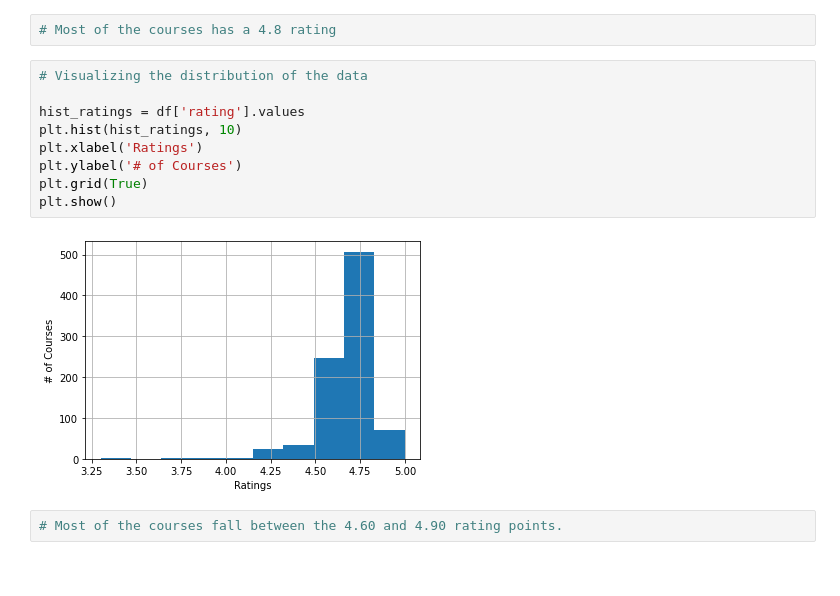
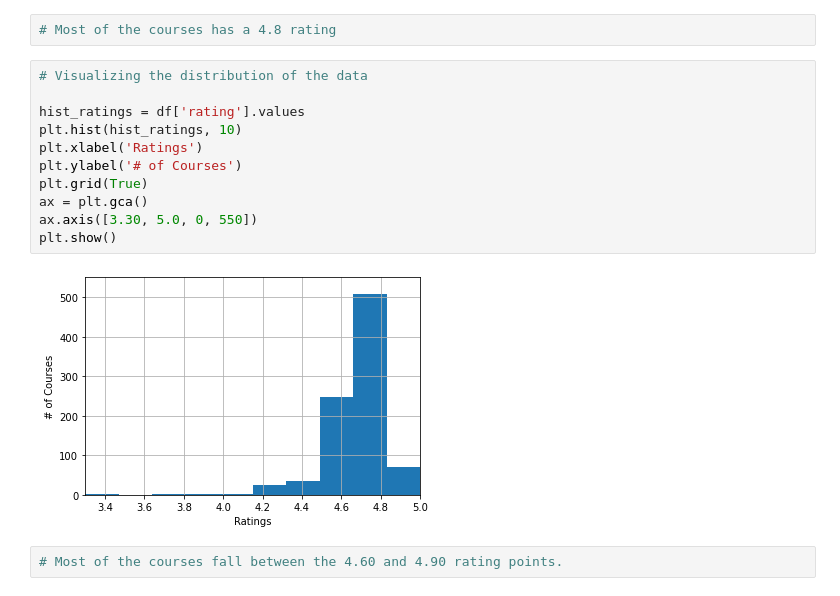
Before and after one commit to patosorio/Coursera-course-analysis, a Jupyter notebook: Coursera Course Analysis.ipynb, the cells around one changed output. Saved outputs shown, nothing was run; the diff lists cells and outputs as text.

```diff
--- a/Coursera Course Analysis.ipynb
+++ b/Coursera Course Analysis.ipynb
@@ -269,14 +269,16 @@ Name: rating, dtype: float64
 # %%
 # Visualizing the distribution of the data
 
 hist_ratings = df['rating'].values
 plt.hist(hist_ratings, 10)
 plt.xlabel('Ratings')
 plt.ylabel('# of Courses')
 plt.grid(True)
+ax = plt.gca()
+ax.axis([3.30, 5.0, 0, 550])
 plt.show()
 # %% [output]
-[figure, old version]
+[figure, new version]
 # %%
 # Most of the courses fall between the 4.60 and 4.90 rating points.
 # %%
```
Also changed, not shown: parts of 7 cells of this notebook.
